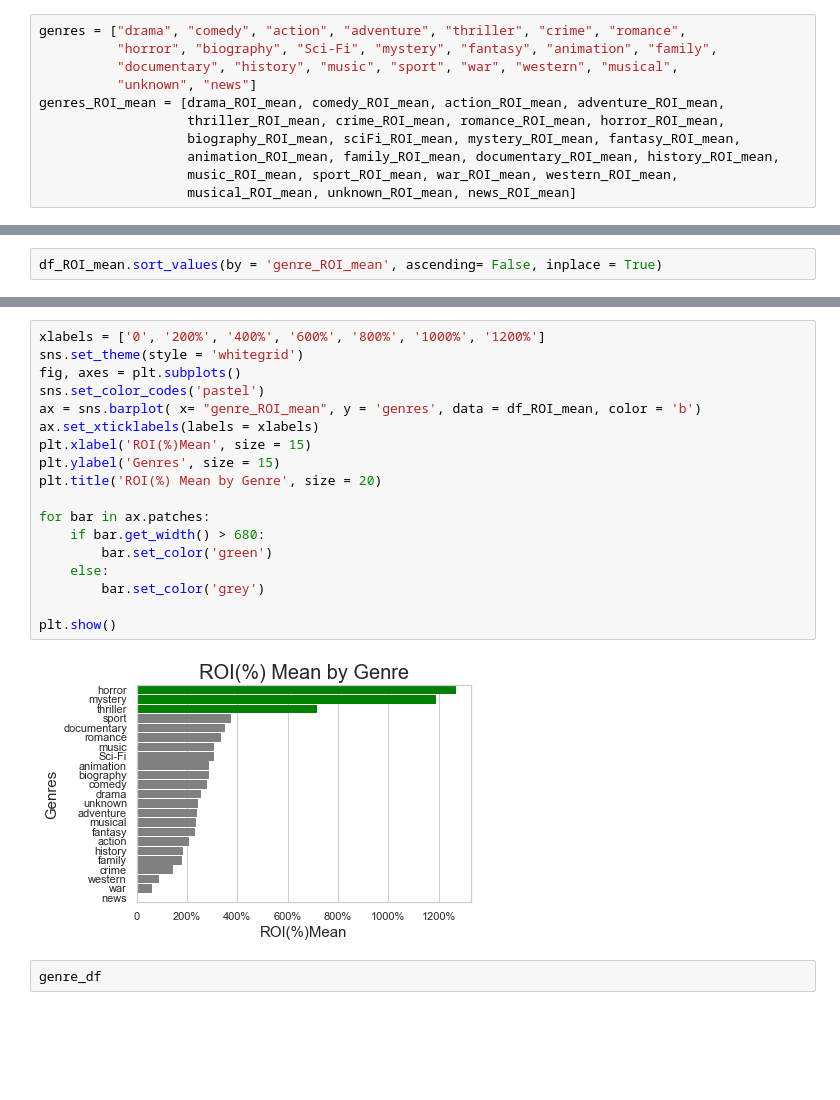
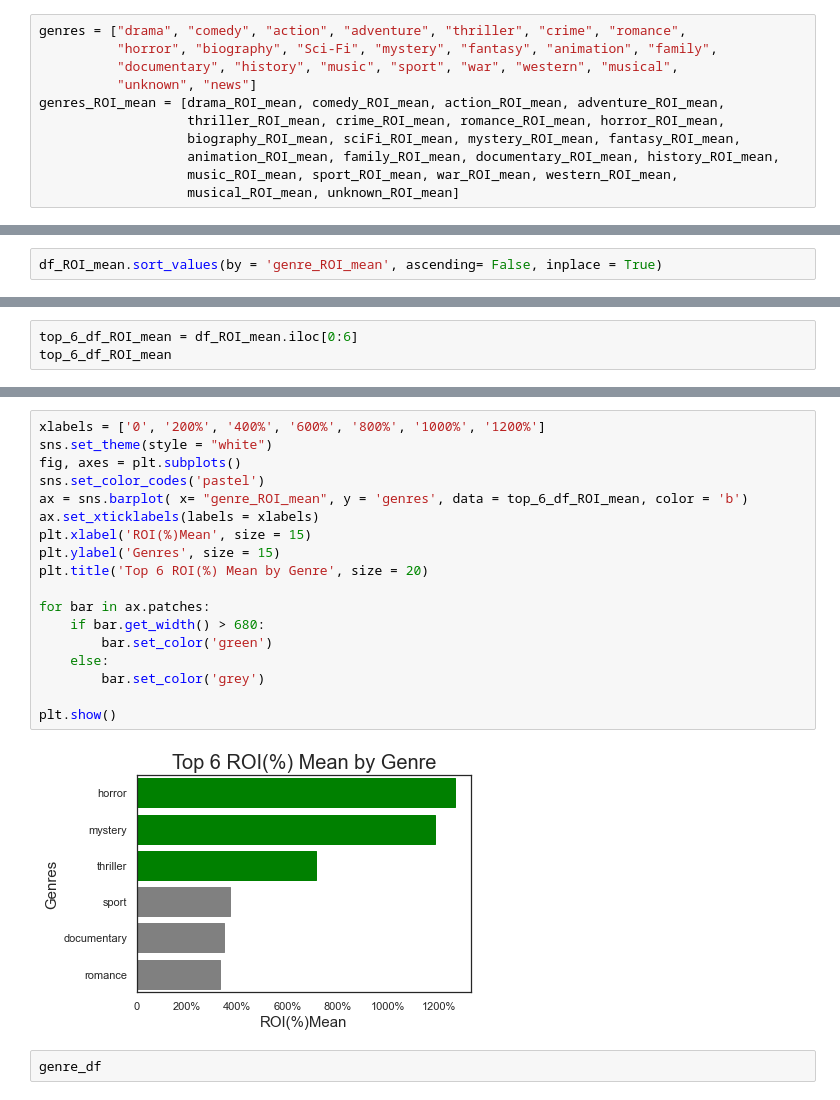
Before and after one commit to learn-co-curriculum/dsc-phase-1-project-v2-4, a Jupyter notebook: Recommendations.ipynb, the cells around one changed output, grey strips where cells are left out. Cells and saved outputs as stored; diff of their text form; blank space fills up the shorter version.

```diff
--- a/Recommendations.ipynb
+++ b/Recommendations.ipynb
@@ -427,7 +449,7 @@ genres_ROI_mean = [drama_ROI_mean, comedy_ROI_mean, action_ROI_mean, adventure_R
                    biography_ROI_mean, sciFi_ROI_mean, mystery_ROI_mean, fantasy_ROI_mean,
                    animation_ROI_mean, family_ROI_mean, documentary_ROI_mean, history_ROI_mean,
                    music_ROI_mean, sport_ROI_mean, war_ROI_mean, western_ROI_mean,
-                   musical_ROI_mean, unknown_ROI_mean, news_ROI_mean]
+                   musical_ROI_mean, unknown_ROI_mean]
 # %%
 list_of_ROI_mean = list(zip(genres, genres_ROI_mean))
 # %%
@@ -456,0 +479,3 @@ df_ROI_mean
+# %%
+top_6_df_ROI_mean = df_ROI_mean.iloc[0:6]
+top_6_df_ROI_mean
@@ -457,23 +490,23 @@ df_ROI_mean
 # %%
 xlabels = ['0', '200%', '400%', '600%', '800%', '1000%', '1200%']
-sns.set_theme(style = 'whitegrid')
+sns.set_theme(style = "white")
 fig, axes = plt.subplots()
 sns.set_color_codes('pastel')
-ax = sns.barplot( x= "genre_ROI_mean", y = 'genres', data = df_ROI_mean, color = 'b')
+ax = sns.barplot( x= "genre_ROI_mean", y = 'genres', data = top_6_df_ROI_mean, color = 'b')
 ax.set_xticklabels(labels = xlabels)
 plt.xlabel('ROI(%)Mean', size = 15)
 plt.ylabel('Genres', size = 15)
-plt.title('ROI(%) Mean by Genre', size = 20)
+plt.title('Top 6 ROI(%) Mean by Genre', size = 20)
 
 for bar in ax.patches:
     if bar.get_width() > 680:
         bar.set_color('green')
     else:
         bar.set_color('grey')
 
 plt.show()
 # %% [output]
-[figure, old version]
+[figure, new version]
 # %%
 genre_df
 # %% [output]
```
Also changed, not shown: parts of 16 cells of this notebook.
